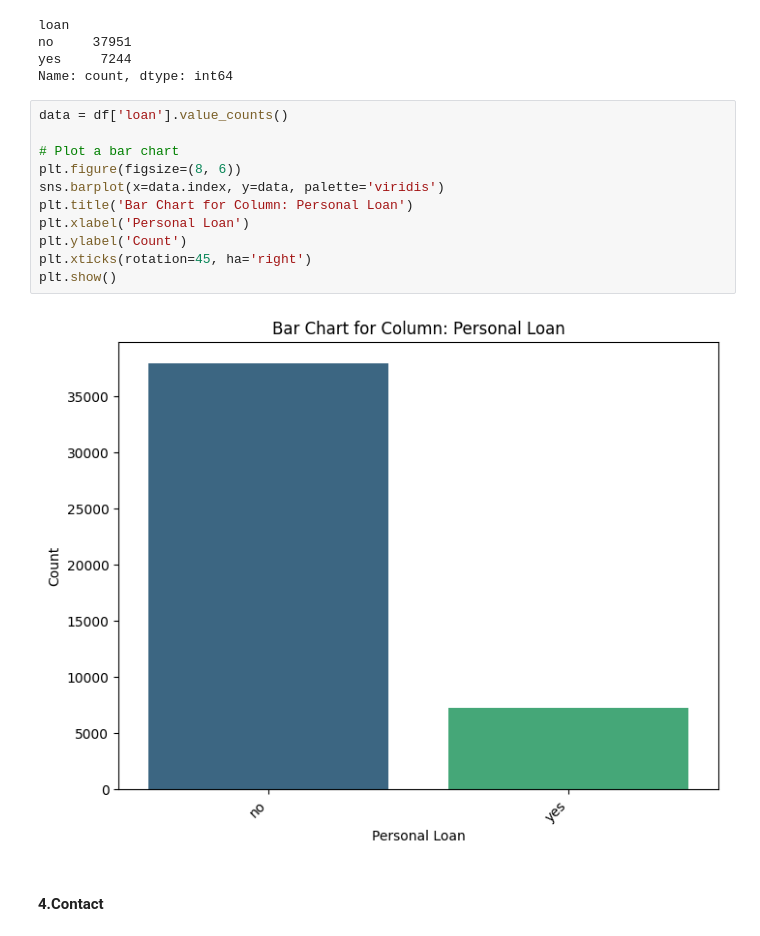
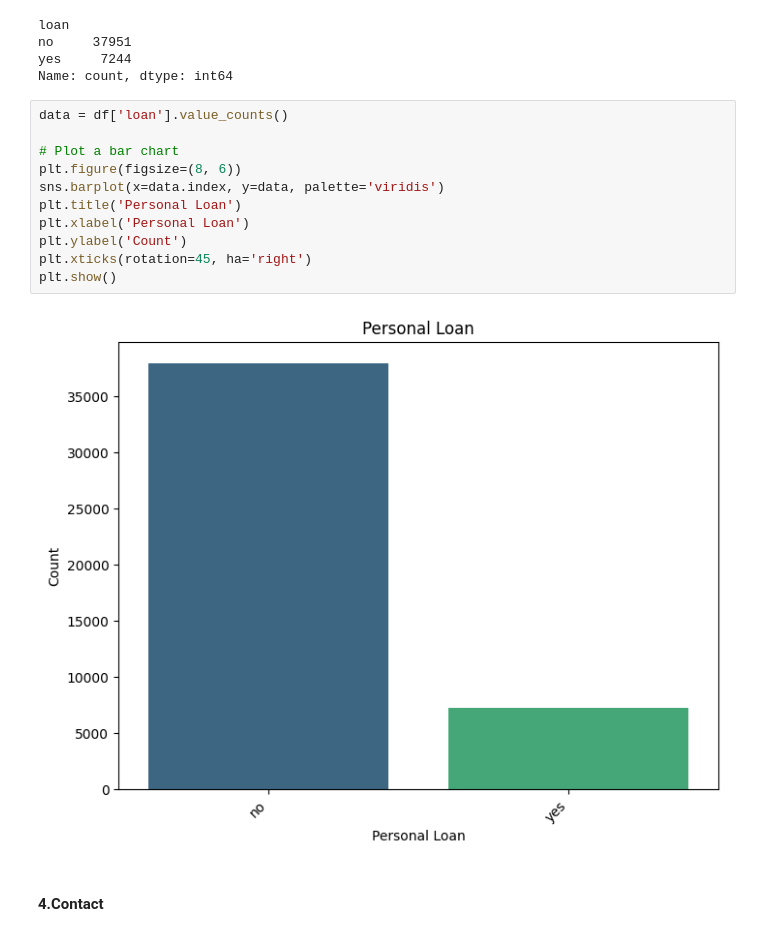
Before and after one commit to amirtha19/Customer-prediction-with-MLOps, a Jupyter notebook: assignment.ipynb, the cells around one changed output. Cells and saved outputs as stored; diff of their text form.

```diff
--- a/assignment.ipynb
+++ b/assignment.ipynb
@@ -170,16 +186,16 @@ Name: count, dtype: int64
 # %%
 data = df['loan'].value_counts()
 
 # Plot a bar chart
 plt.figure(figsize=(8, 6))
 sns.barplot(x=data.index, y=data, palette='viridis')
-plt.title('Bar Chart for Column: Personal Loan')
+plt.title('Personal Loan')
 plt.xlabel('Personal Loan')
 plt.ylabel('Count')
 plt.xticks(rotation=45, ha='right')
 plt.show()
 # %% [output]
-[figure, old version]
+[figure, new version]
 # %% [markdown]
 #### 4.Contact
 # %%
```
Also changed, not shown: parts of 101 cells of this notebook.
